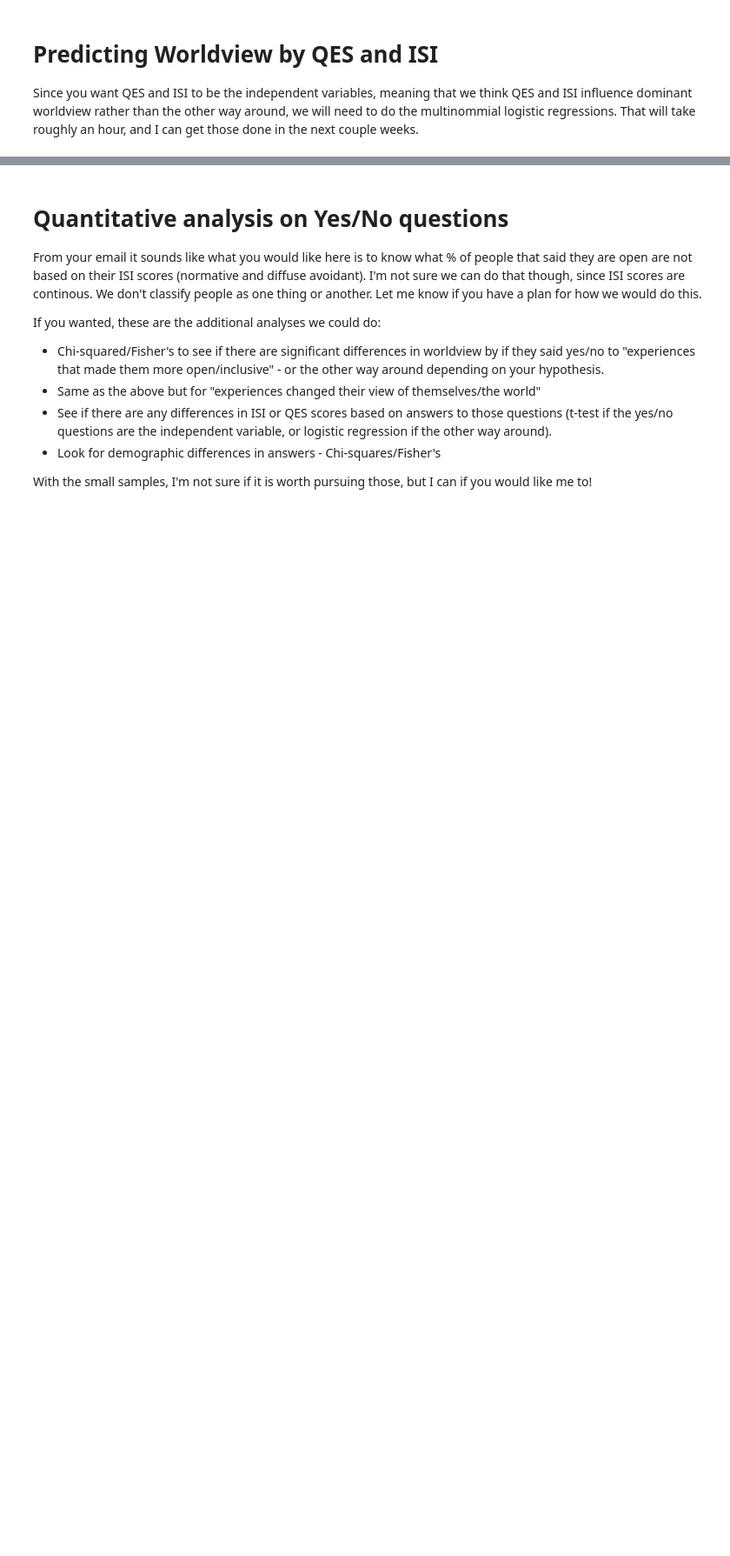
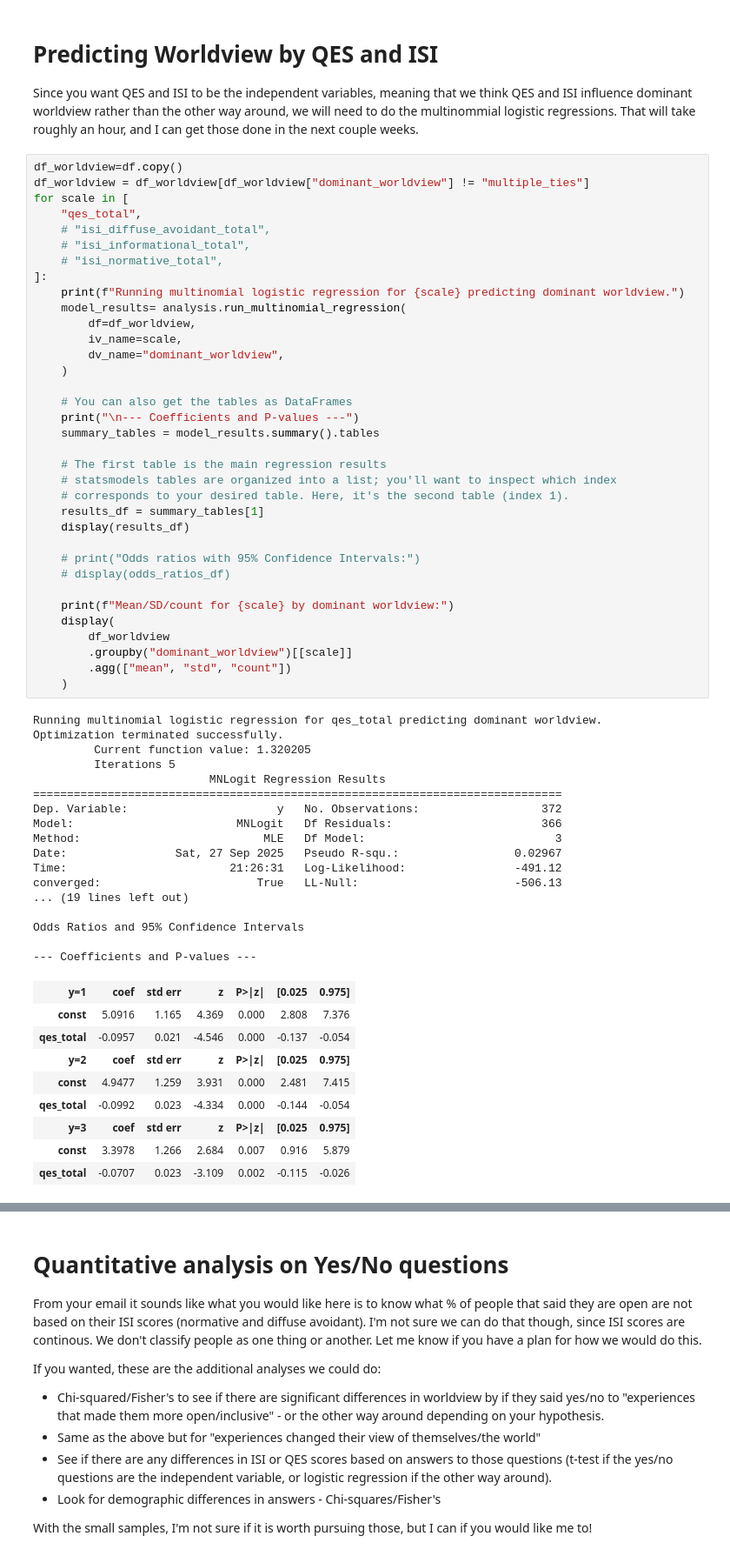
Before and after one commit to ReneeErnst/worldview-study, a Jupyter notebook: notebooks/analysis.ipynb, the cells around one changed output, grey strips where cells are left out. Shown: that part at 87% size. Cells and saved outputs as stored; diff of their text form; blank space fills up the shorter version.

Commit message:
regression in progress

```diff
--- a/notebooks/analysis.ipynb
+++ b/notebooks/analysis.ipynb
@@ -1138,3 +1138,65 @@ Let me know if you want to combine these any further, or if you feel you can mak
 # Predicting Worldview by QES and ISI
 
 Since you want QES and ISI to be the independent variables, meaning that we think QES and ISI influence dominant worldview rather than the other way around, we will need to do the multinommial logistic regressions. That will take roughly an hour, and I can get those done in the next couple weeks.
+# %%
+df_worldview=df.copy()
+df_worldview = df_worldview[df_worldview["dominant_worldview"] != "multiple_ties"]
+for scale in [
+    "qes_total",
+    # "isi_diffuse_avoidant_total",
+    # "isi_informational_total",
+    # "isi_normative_total",
+]:
+    print(f"Running multinomial logistic regression for {scale} predicting dominant worldview.")
+    model_results= analysis.run_multinomial_regression(
+        df=df_worldview,
+        iv_name=scale,
+        dv_name="dominant_worldview",
+    )
+
+    # You can also get the tables as DataFrames
+    print("\n--- Coefficients and P-values ---")
+    summary_tables = model_results.summary().tables
+
+    # The first table is the main regression results
+    # statsmodels tables are organized into a list; you'll want to inspect which index
+    # corresponds to your desired table. Here, it's the second table (index 1).
+    results_df = summary_tables[1]
+    display(results_df)
+
+    # print("Odds ratios with 95% Confidence Intervals:")
+    # display(odds_ratios_df)
+
+    print(f"Mean/SD/count for {scale} by dominant worldview:")
+    display(
+        df_worldview
+        .groupby("dominant_worldview")[[scale]]
+        .agg(["mean", "std", "count"])
+    )
+# %% [output]
+Running multinomial logistic regression for qes_total predicting dominant worldview.
+Optimization terminated successfully.
+         Current function value: 1.320205
+         Iterations 5
+                          MNLogit Regression Results
+==============================================================================
+Dep. Variable:                      y   No. Observations:                  372
+Model:                        MNLogit   Df Residuals:                      366
+Method:                           MLE   Df Model:                            3
+Date:                Sat, 27 Sep 2025   Pseudo R-squ.:                 0.02967
+Time:                        21:26:31   Log-Likelihood:                -491.12
+converged:                       True   LL-Null:                       -506.13
+... (19 lines left out)
+
+Odds Ratios and 95% Confidence Intervals
+
+--- Coefficients and P-values ---
+| y=1 | coef | std err | z | P>|z| | [0.025 | 0.975] |
+| const | 5.0916 | 1.165 | 4.369 | 0.000 | 2.808 | 7.376 |
+| qes_total | -0.0957 | 0.021 | -4.546 | 0.000 | -0.137 | -0.054 |
+| y=2 | coef | std err | z | P>|z| | [0.025 | 0.975] |
+| const | 4.9477 | 1.259 | 3.931 | 0.000 | 2.481 | 7.415 |
+| qes_total | -0.0992 | 0.023 | -4.334 | 0.000 | -0.144 | -0.054 |
+| y=3 | coef | std err | z | P>|z| | [0.025 | 0.975] |
+| const | 3.3978 | 1.266 | 2.684 | 0.007 | 0.916 | 5.879 |
+| qes_total | -0.0707 | 0.023 | -3.109 | 0.002 | -0.115 | -0.026 |
```
Also changed, not shown: parts of 1 cell of this notebook, 1 other file.
